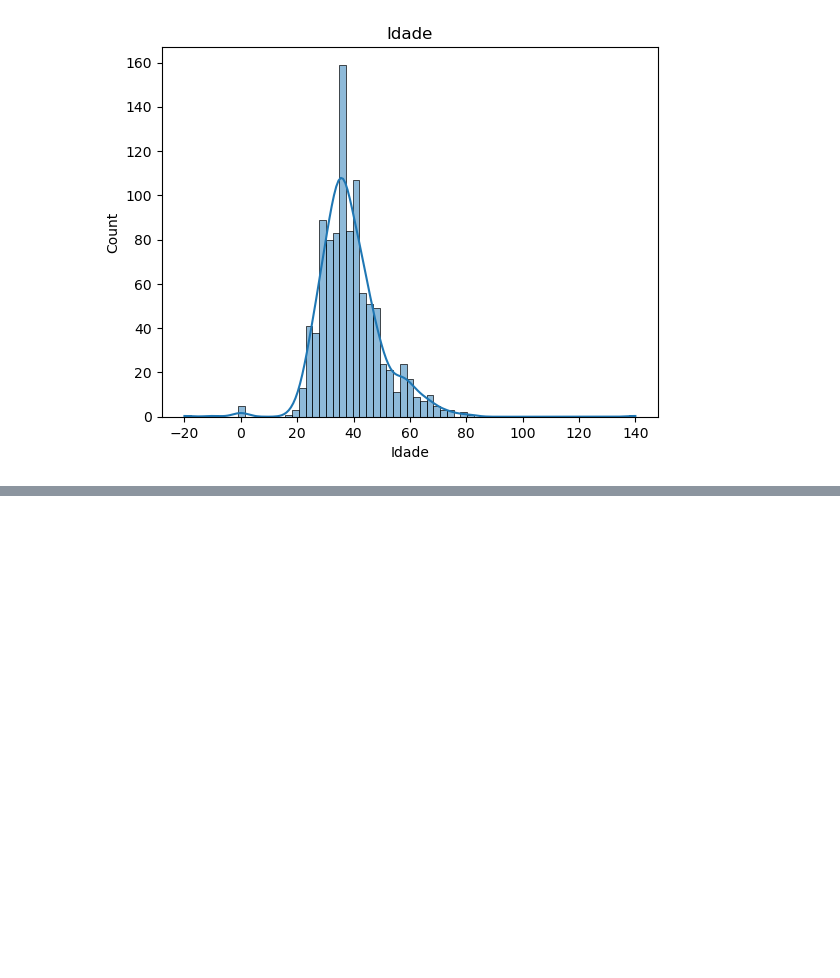
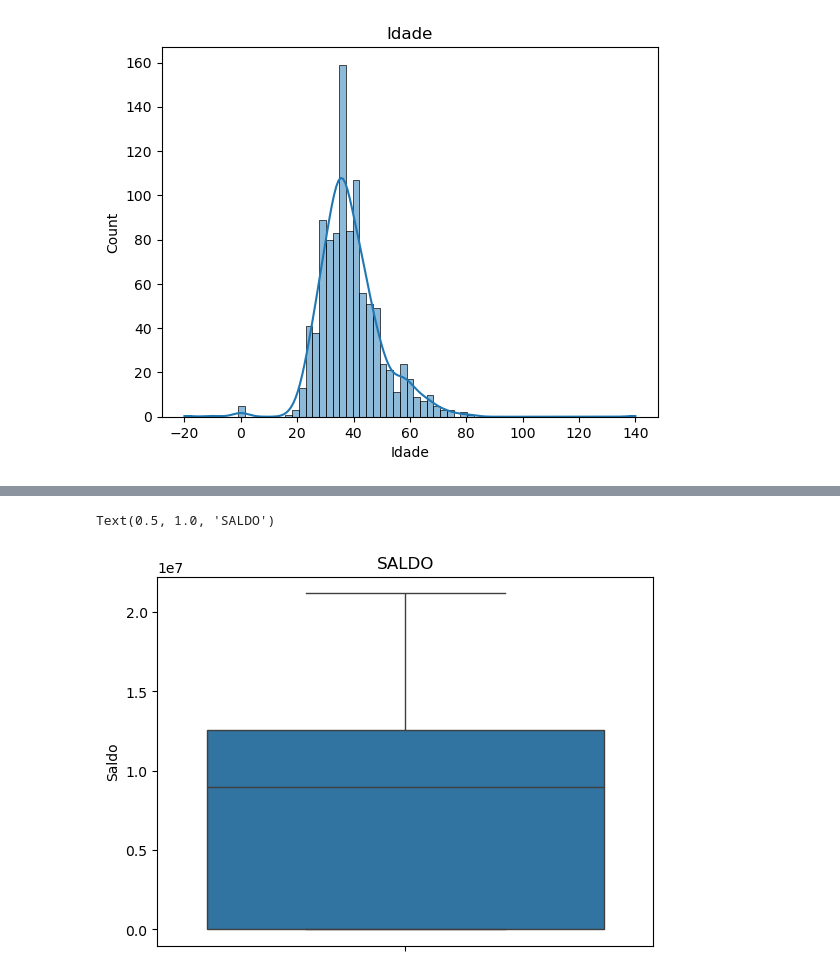
Before and after one commit to eduardonicioli/mineracao_dados, a Jupyter notebook: LimpezaTratamentoDados.ipynb, the cells around one changed output, grey strips where cells are left out. Saved outputs shown, nothing was run; the diff lists cells and outputs as text; code cells hidden in the pictures; blank space fills up the shorter version.

```diff
--- a/LimpezaTratamentoDados.ipynb
+++ b/LimpezaTratamentoDados.ipynb
@@ -115,0 +132,5 @@ Text(0.5, 1.0, 'Idade')
+# %%
+srn.boxplot(dataset['Saldo']).set_title('SALDO')
+# %% [output]
+Text(0.5, 1.0, 'SALDO')
+[figure, added]
```
Also changed, not shown: parts of 31 cells of this notebook, 3 other files.
